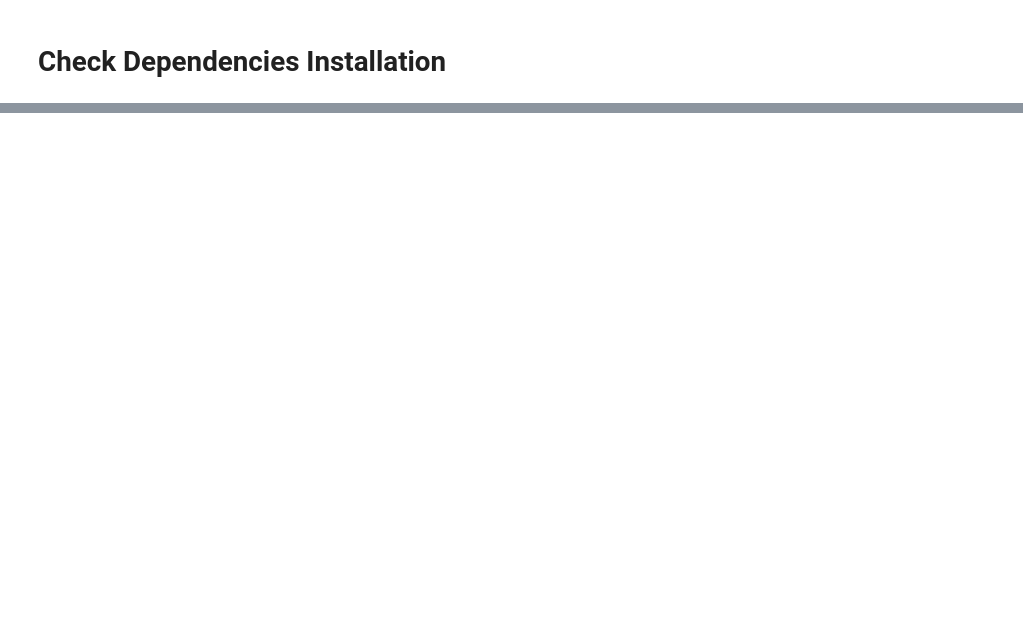
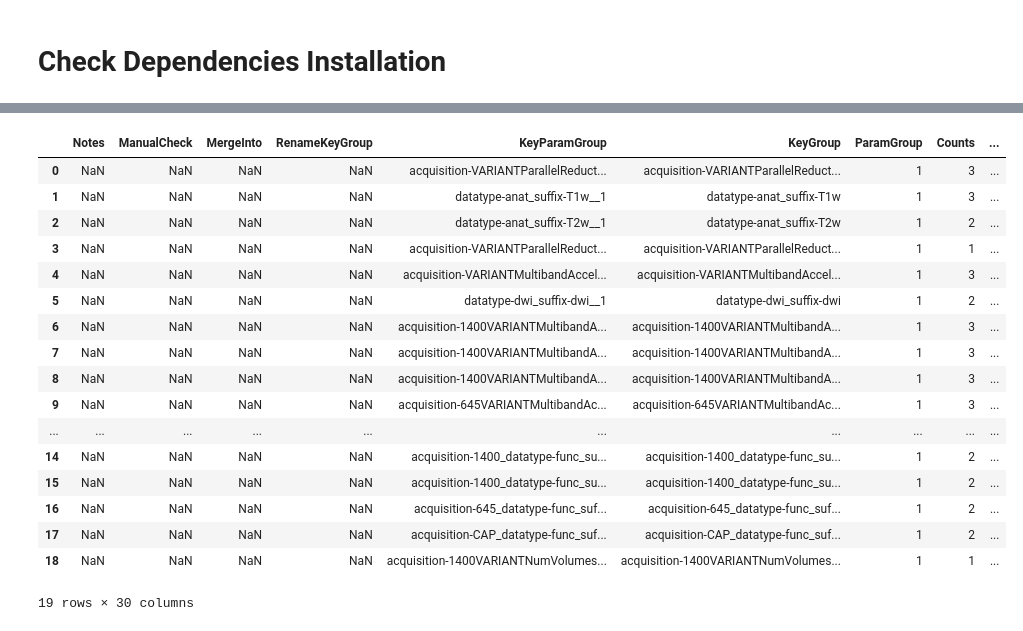
Before and after one commit to tientong98/demo_cubids, a Jupyter notebook: cuBIDS.ipynb, the cells around one changed output, grey strips where cells are left out. Saved outputs shown, nothing was run; the diff lists cells and outputs as text; code cells hidden in the pictures; blank space fills up the shorter version.

Commit message:
Update cuBIDS notebook after adding cubids group

```diff
--- a/cuBIDS.ipynb
+++ b/cuBIDS.ipynb
@@ -51,0 +99,7 @@ mriqc_24.0.0.sif  raw_BIDS_multi-ses
+# %%
+import pandas as pd
+
+summary = pd.read_csv('~/babs_demo/raw_BIDS_multi-ses/code/CuBIDS/v0_summary.tsv', sep='\t')
+AcqGrouping = pd.read_csv('~/babs_demo/raw_BIDS_multi-ses/code/CuBIDS/v0_AcqGrouping.tsv', sep='\t')
+
+AcqGrouping
@@ -51,0 +123,21 @@ mriqc_24.0.0.sif  raw_BIDS_multi-ses
+# %%
+summary
+# %% [output]
+|  | Notes | ManualCheck | MergeInto | RenameKeyGroup | KeyParamGroup | KeyGroup | ParamGroup | Counts | ... |
+| 0 | NaN | NaN | NaN | NaN | acquisition-VARIANTParallelReduct... | acquisition-VARIANTParallelReduct... | 1 | 3 | ... |
+| 1 | NaN | NaN | NaN | NaN | datatype-anat_suffix-T1w__1 | datatype-anat_suffix-T1w | 1 | 3 | ... |
+| 2 | NaN | NaN | NaN | NaN | datatype-anat_suffix-T2w__1 | datatype-anat_suffix-T2w | 1 | 2 | ... |
+| 3 | NaN | NaN | NaN | NaN | acquisition-VARIANTParallelReduct... | acquisition-VARIANTParallelReduct... | 1 | 1 | ... |
+| 4 | NaN | NaN | NaN | NaN | acquisition-VARIANTMultibandAccel... | acquisition-VARIANTMultibandAccel... | 1 | 3 | ... |
+| 5 | NaN | NaN | NaN | NaN | datatype-dwi_suffix-dwi__1 | datatype-dwi_suffix-dwi | 1 | 2 | ... |
+| 6 | NaN | NaN | NaN | NaN | acquisition-1400VARIANTMultibandA... | acquisition-1400VARIANTMultibandA... | 1 | 3 | ... |
+| 7 | NaN | NaN | NaN | NaN | acquisition-1400VARIANTMultibandA... | acquisition-1400VARIANTMultibandA... | 1 | 3 | ... |
+| 8 | NaN | NaN | NaN | NaN | acquisition-1400VARIANTMultibandA... | acquisition-1400VARIANTMultibandA... | 1 | 3 | ... |
+| 9 | NaN | NaN | NaN | NaN | acquisition-645VARIANTMultibandAc... | acquisition-645VARIANTMultibandAc... | 1 | 3 | ... |
+| ... | ... | ... | ... | ... | ... | ... | ... | ... | ... |
+| 14 | NaN | NaN | NaN | NaN | acquisition-1400_datatype-func_su... | acquisition-1400_datatype-func_su... | 1 | 2 | ... |
+| 15 | NaN | NaN | NaN | NaN | acquisition-1400_datatype-func_su... | acquisition-1400_datatype-func_su... | 1 | 2 | ... |
+| 16 | NaN | NaN | NaN | NaN | acquisition-645_datatype-func_suf... | acquisition-645_datatype-func_suf... | 1 | 2 | ... |
+| 17 | NaN | NaN | NaN | NaN | acquisition-CAP_datatype-func_suf... | acquisition-CAP_datatype-func_suf... | 1 | 2 | ... |
+| 18 | NaN | NaN | NaN | NaN | acquisition-1400VARIANTNumVolumes... | acquisition-1400VARIANTNumVolumes... | 1 | 1 | ... |
+19 rows × 30 columns
```
Also changed, not shown: parts of 14 cells of this notebook.
